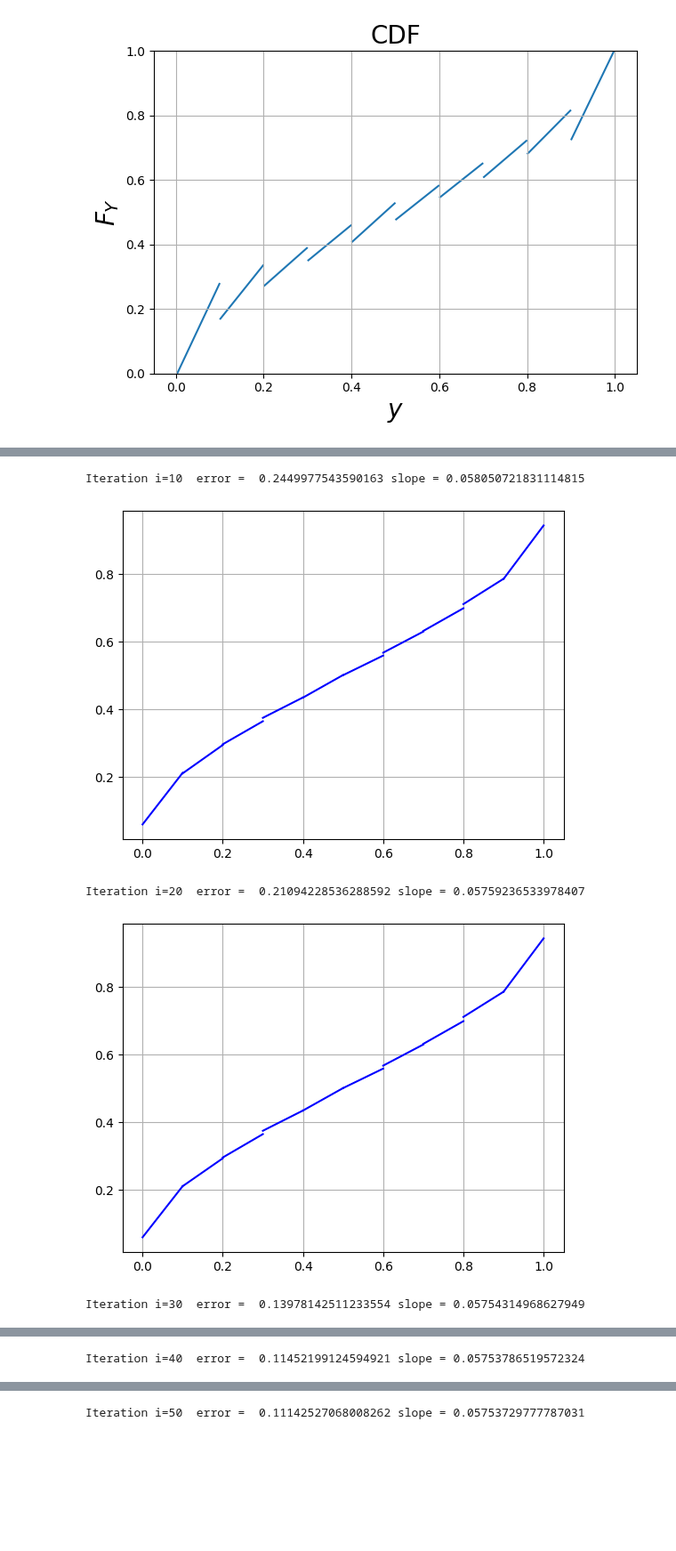
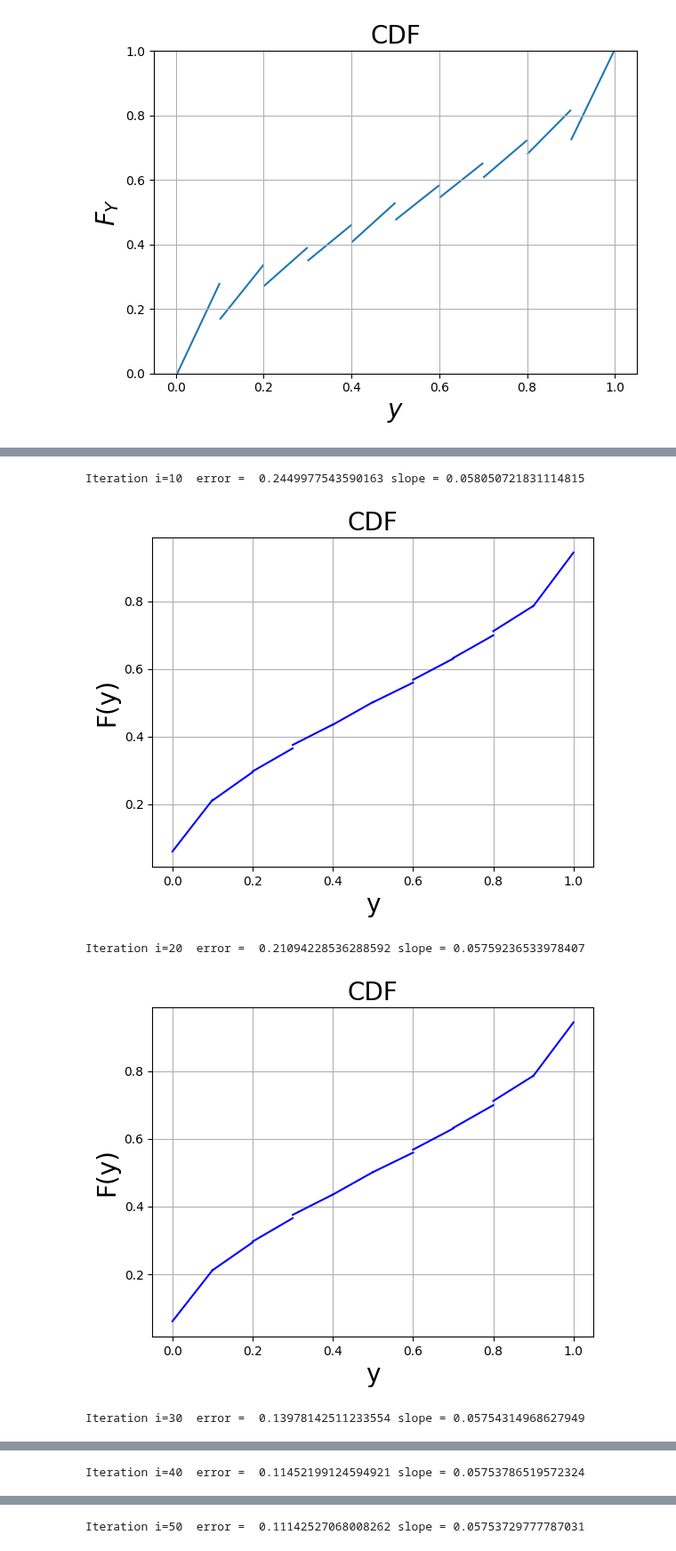
Before and after one commit to D-stratify/Numdf, a Jupyter notebook: notebooks/explanatory_notebooks/Part1_CDF_Construction.ipynb, the cells around one changed output, grey strips where cells are left out. Shown at 89% size. Drawn from its saved outputs; the diff is of its cells as text; code cells hidden in the pictures; blank space fills up the shorter version.

```diff
--- a/notebooks/explanatory_notebooks/Part1_CDF_Construction.ipynb
+++ b/notebooks/explanatory_notebooks/Part1_CDF_Construction.ipynb
@@ -304,34 +308,37 @@ while (error > 0.01 or slope < 0) and (iter < 50):
     iter += 1
     if np.linalg.norm(jn) == 0:
         error = 0.
     else:
         error = np.linalg.norm(jn - jo, 2)/np.linalg.norm(jn, 2)
     jo = jn
 
     # (3) Calculate the slope
     slopes = F.dat.data[:].reshape((-1, 2))[:, 1] - F.dat.data[:].reshape((-1, 2))[:, 0]
     slope = np.min(slopes)
     if abs(slope) < 1e-12:
         slope = 0.
 
     # (4) Plot out the CDF as the limiter operates
     if iter%10==0:
         print('Iteration i=%d' % iter, ' error = ', error, 'slope =', slope, '\n')
         l = np.arange(0,1,0.1)
         r = np.arange(0.1,1.1,0.1)
         X = np.vstack([l,r]).T
         for i in range(ne):
             plt.plot(X[i,:],F.dat.data[:].reshape((-1, 2))[i,:],'b')
+        plt.ylabel('F(y)',fontsize=20)
+        plt.xlabel('y',fontsize=20)
+        plt.title('CDF',fontsize=20)
         plt.grid()
         plt.show()
 
 # B) Remove remaining illegal discontinuities not captured during the relaxation
 jn = jumps(F, F_0)
 F.dat.data[:].reshape((-1, 2))[:, 0] -= jn
 F.dat.data[:].reshape((-1, 2))[:, 1] += jn
 # %% [output]
 Iteration i=10  error =  0.2449977543590163 slope = 0.058050721831114815
-[figure, old version]
+[figure, new version]
 Iteration i=20  error =  0.21094228536288592 slope = 0.05759236533978407
-[figure, old version]
+[figure, new version]
 Iteration i=30  error =  0.13978142511233554 slope = 0.05754314968627949
```
Also changed, not shown: parts of 15 cells of this notebook, 17 other files.
